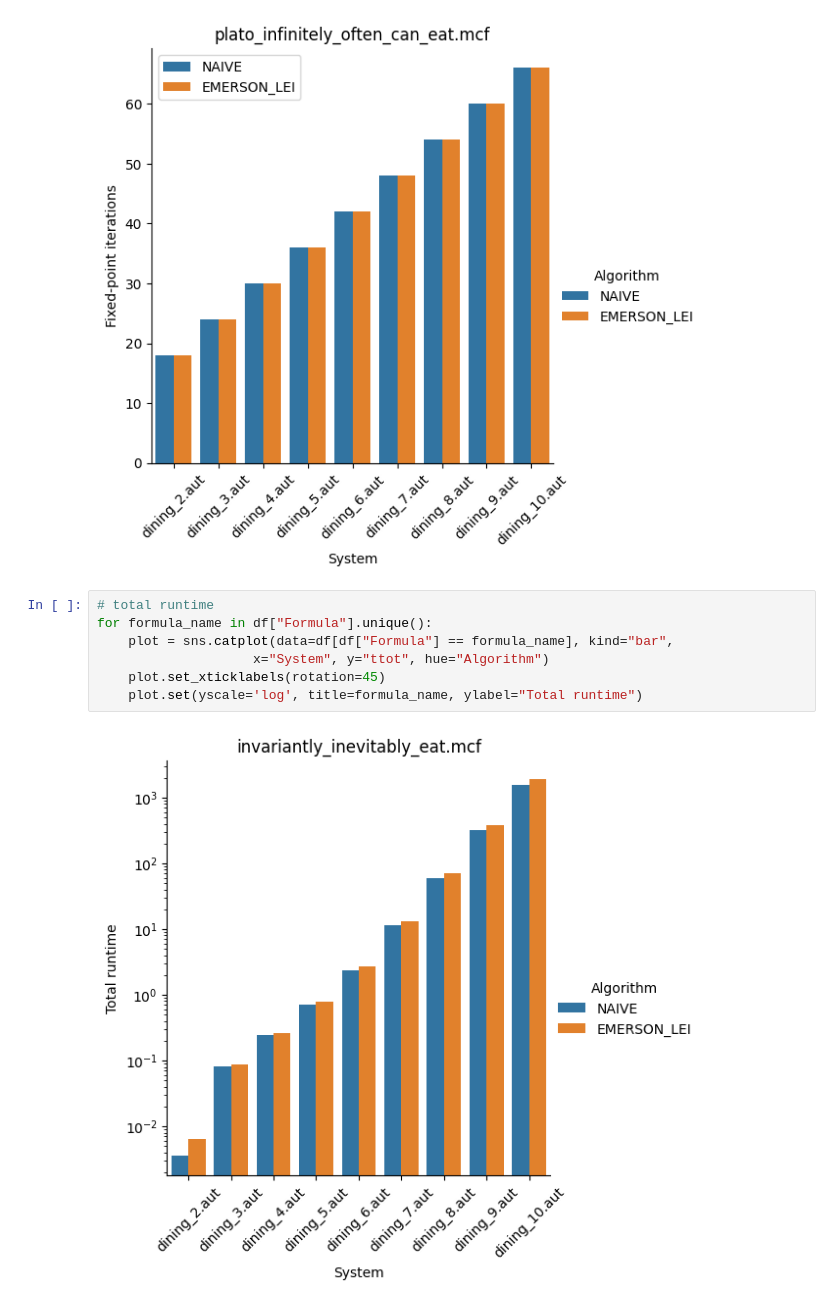
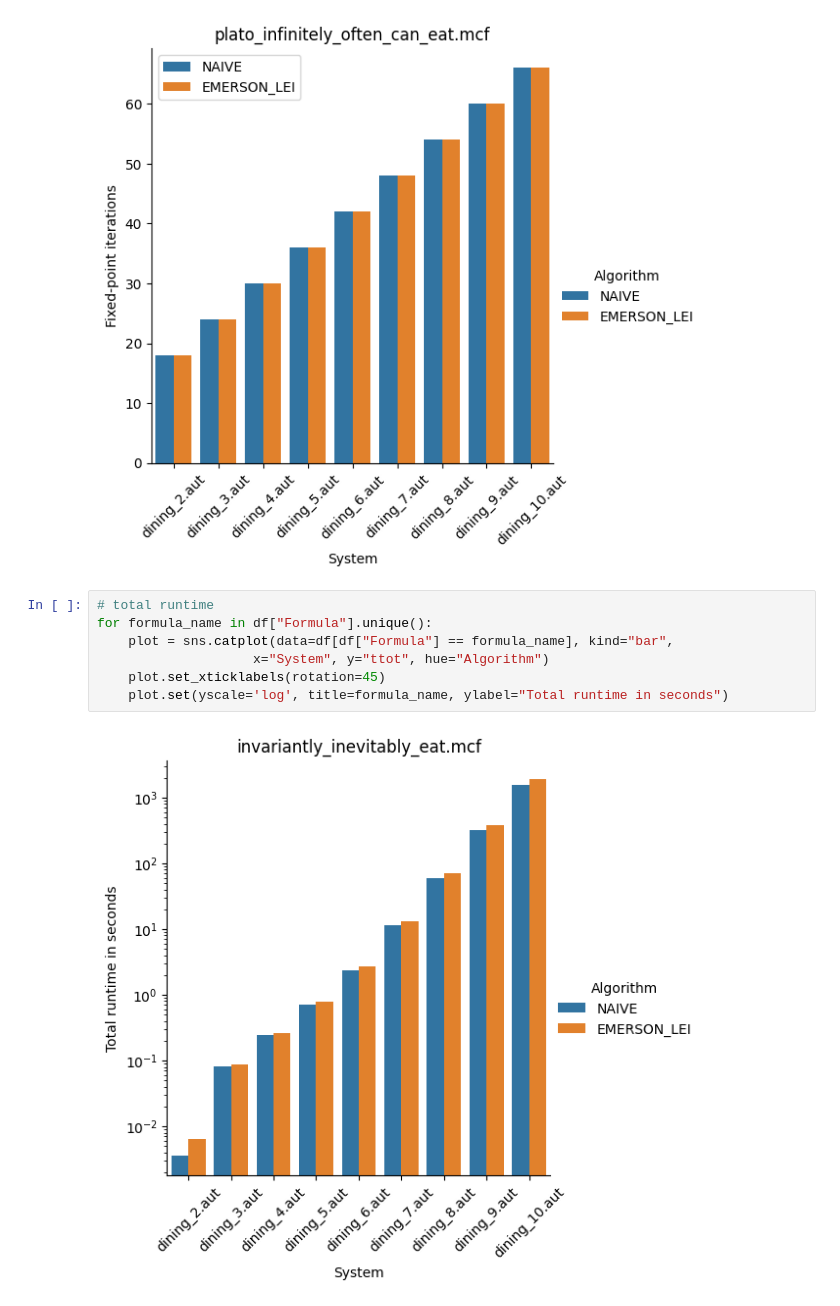
Before and after one commit to joshuawirtz/algorithms_for_model_checking-assignments, a Jupyter notebook: I/src/profiling/plot.ipynb, the cells around one changed output. Drawn from its saved outputs; the diff is of its cells as text.

Commit message:
profiling: plot: Add unit to tttot axis.

```diff
--- a/I/src/profiling/plot.ipynb
+++ b/I/src/profiling/plot.ipynb
@@ -27,9 +27,9 @@ for formula_name in df["Formula"].unique():
 # %%
 # total runtime
 for formula_name in df["Formula"].unique():
     plot = sns.catplot(data=df[df["Formula"] == formula_name], kind="bar",
                     x="System", y="ttot", hue="Algorithm")
     plot.set_xticklabels(rotation=45)
-    plot.set(yscale='log', title=formula_name, ylabel="Total runtime")
+    plot.set(yscale='log', title=formula_name, ylabel="Total runtime in seconds")
 # %% [output]
-[figure, old version]
+[figure, new version]
```
Also changed, not shown: parts of 1 cell of this notebook.
